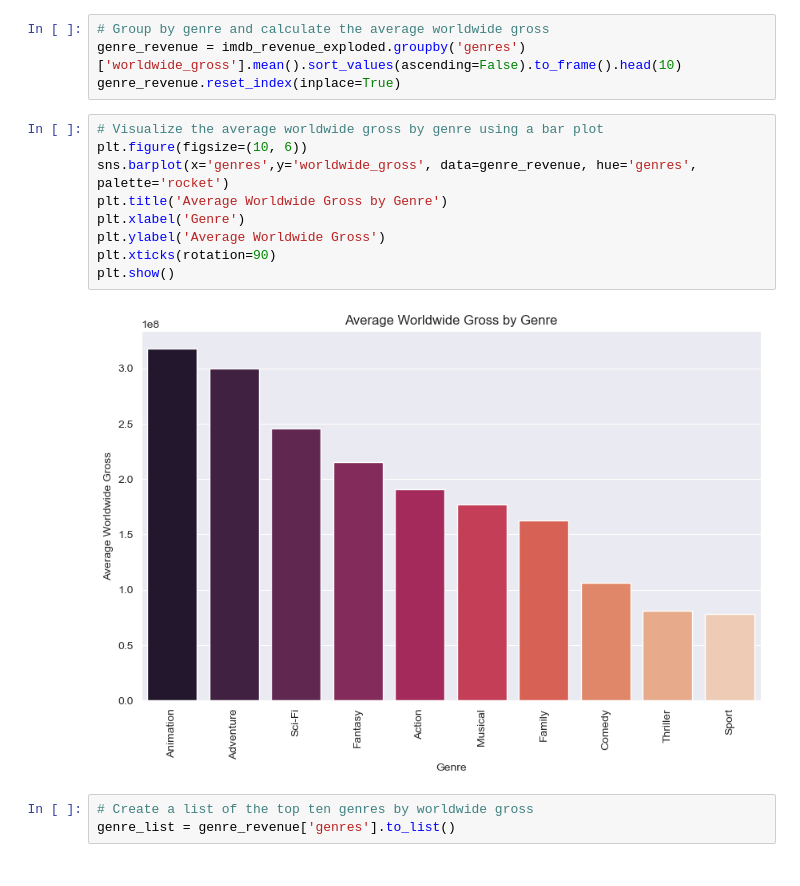
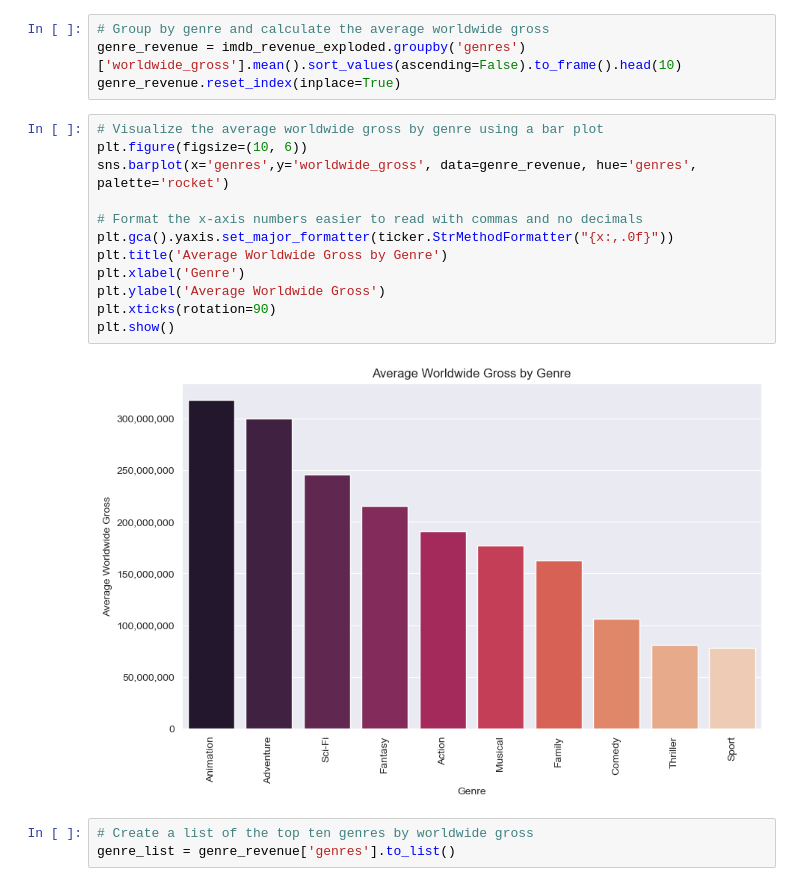
Before and after one commit to Calistus-design/MICROSOFT-MOVIE-STUDIO-INSIGHT, a Jupyter notebook: student.ipynb, the cells around one changed output. Cells and saved outputs as stored; diff of their text form.

```diff
--- a/student.ipynb
+++ b/student.ipynb
@@ -773,14 +773,17 @@ genre_revenue.reset_index(inplace=True)
 # %%
 # Visualize the average worldwide gross by genre using a bar plot
 plt.figure(figsize=(10, 6))
 sns.barplot(x='genres',y='worldwide_gross', data=genre_revenue, hue='genres', palette='rocket')
+
+# Format the x-axis numbers easier to read with commas and no decimals
+plt.gca().yaxis.set_major_formatter(ticker.StrMethodFormatter("{x:,.0f}"))
 plt.title('Average Worldwide Gross by Genre')
 plt.xlabel('Genre')
 plt.ylabel('Average Worldwide Gross')
 plt.xticks(rotation=90)
 plt.show()
 # %% [output]
-[figure, old version]
+[figure, new version]
 # %%
 # Create a list of the top ten genres by worldwide gross
 genre_list = genre_revenue['genres'].to_list()
```
Also changed, not shown: parts of 2 cells of this notebook.
